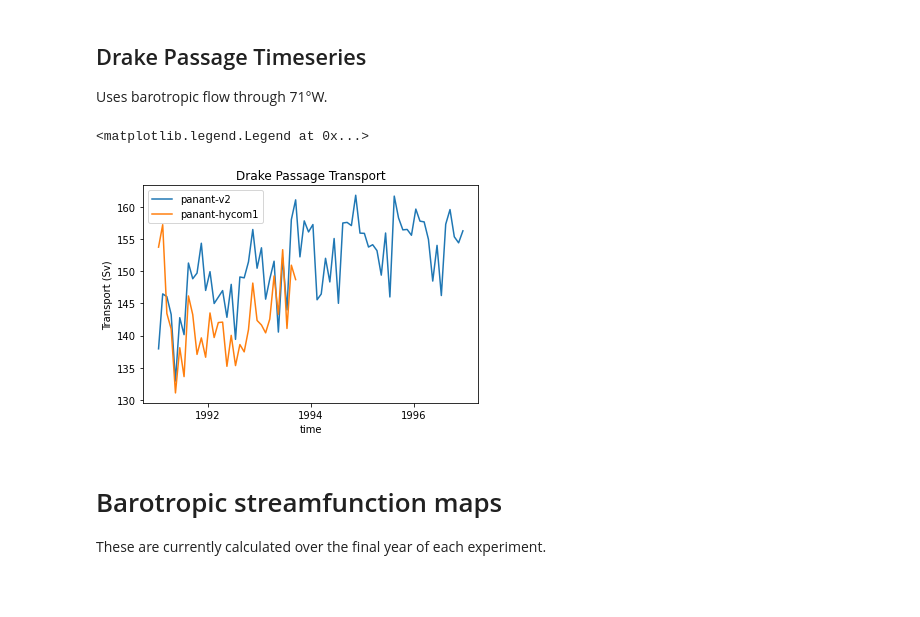
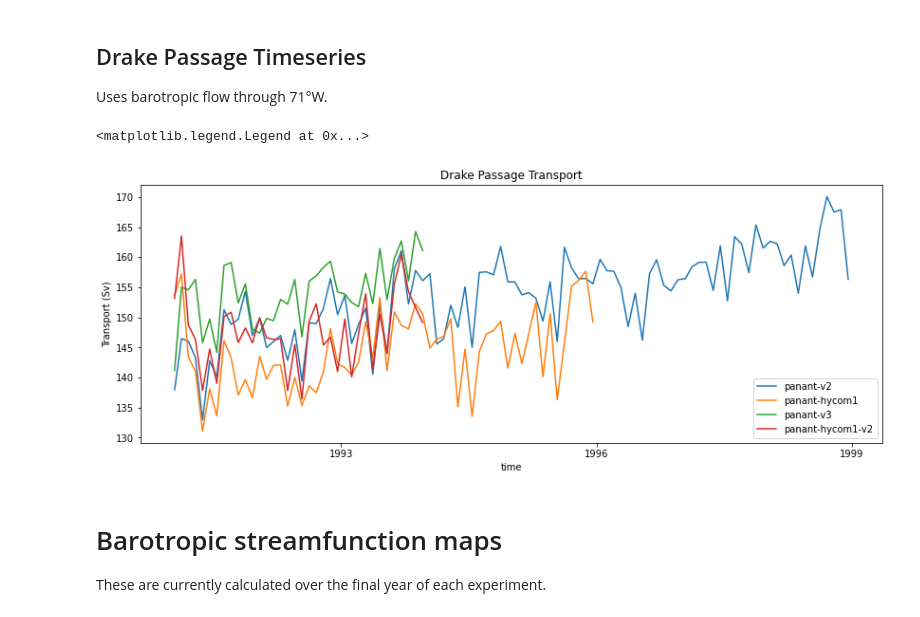
Before and after one commit to COSIMA/mom6-diagnostics, a Jupyter notebook: DrakePassage.ipynb, the cells around one changed output. Drawn from its saved outputs; the diff is of its cells as text; code cells hidden in the pictures; blank space fills up the shorter version.

```diff
--- a/DrakePassage.ipynb
+++ b/DrakePassage.ipynb
@@ -15,23 +15,25 @@ import cmocean as cm
 # %%
 db='/g/data/x77/amh157/PanAnt/panant.db'
 session=cc.database.create_session(db)
-expts = ['panant-v2','panant-hycom1']
+expts = ['panant-v2','panant-hycom1','panant-v3','panant-hycom1-v2']
 # %% [markdown]
 ## Drake Passage Timeseries
 
 Uses barotropic flow through 71°W.
 # %%
+plt.figure(figsize=(14,5))
+
 for expt in expts:
     umo_2d = cc.querying.getvar(expt,'umo_2d', session)
     DP = umo_2d.sel(xq=-71,method='nearest').sum('yh')/1e9
     DP.plot(label=expt)
 
 plt.title('Drake Passage Transport')
 plt.ylabel('Transport (Sv)')
 plt.legend()
 # %% [output]
 <matplotlib.legend.Legend at 0x...>
-[figure, old version]
+[figure, new version]
 # %% [markdown]
 # Barotropic streamfunction maps
 
```
Also changed, not shown: parts of 4 cells of this notebook, 4 other files.
